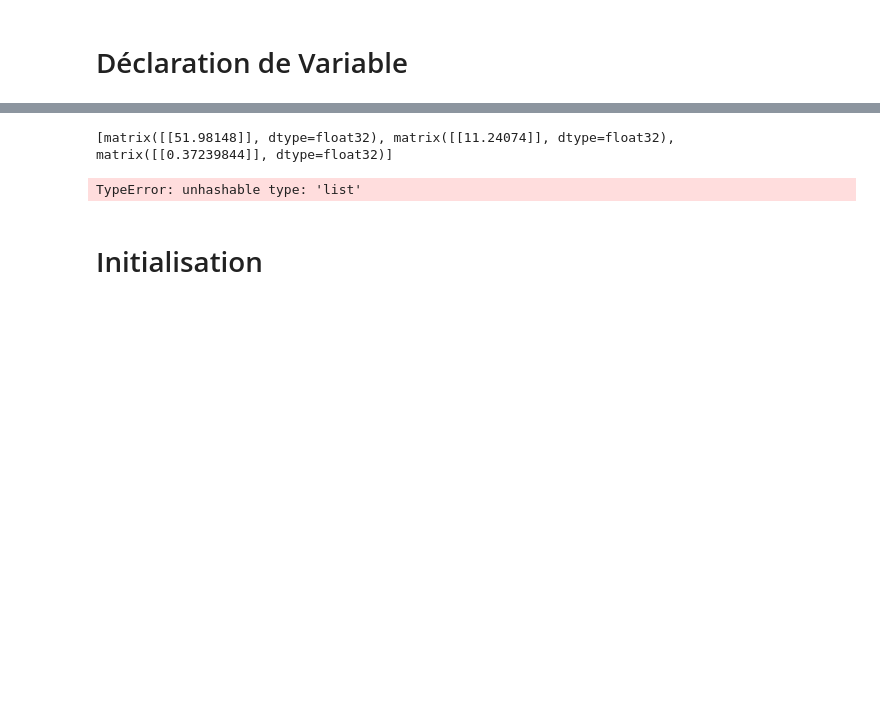
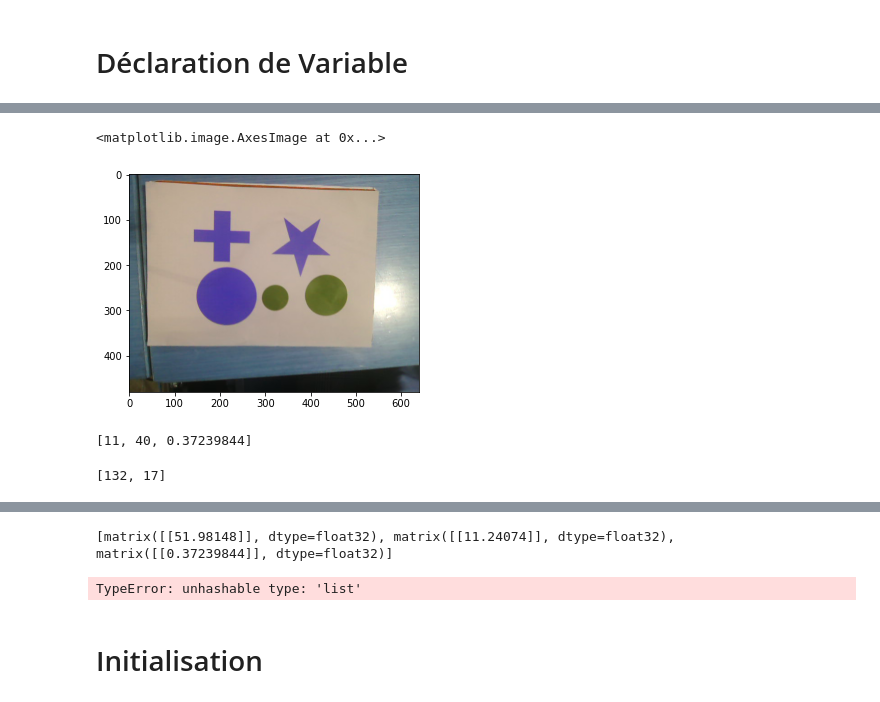
Before and after one commit to Batou1406/Mobile-Robotics-Project, a Jupyter notebook: main.ipynb, the cells around one changed output, grey strips where cells are left out. Saved outputs shown, nothing was run; the diff lists cells and outputs as text; code cells hidden in the pictures; blank space fills up the shorter version.

```diff
--- a/main.ipynb
+++ b/main.ipynb
@@ -33,0 +59,15 @@ kalmanFilter.setState(vision.robotDetection())
+# %%
+vision.update()
+plt.imshow(vision.image)
+# %% [output]
+<matplotlib.image.AxesImage at 0x...>
+[figure, added]
+# %%
+print(vision.robotDetection())
+kalmanFilter.setState(vision.robotDetection())
+# %% [output]
+[11, 40, 0.37239844]
+# %%
+print(vision.goalDetection())
+# %% [output]
+[132, 17]
```
Also changed, not shown: parts of 5 cells of this notebook, 5 other files.
